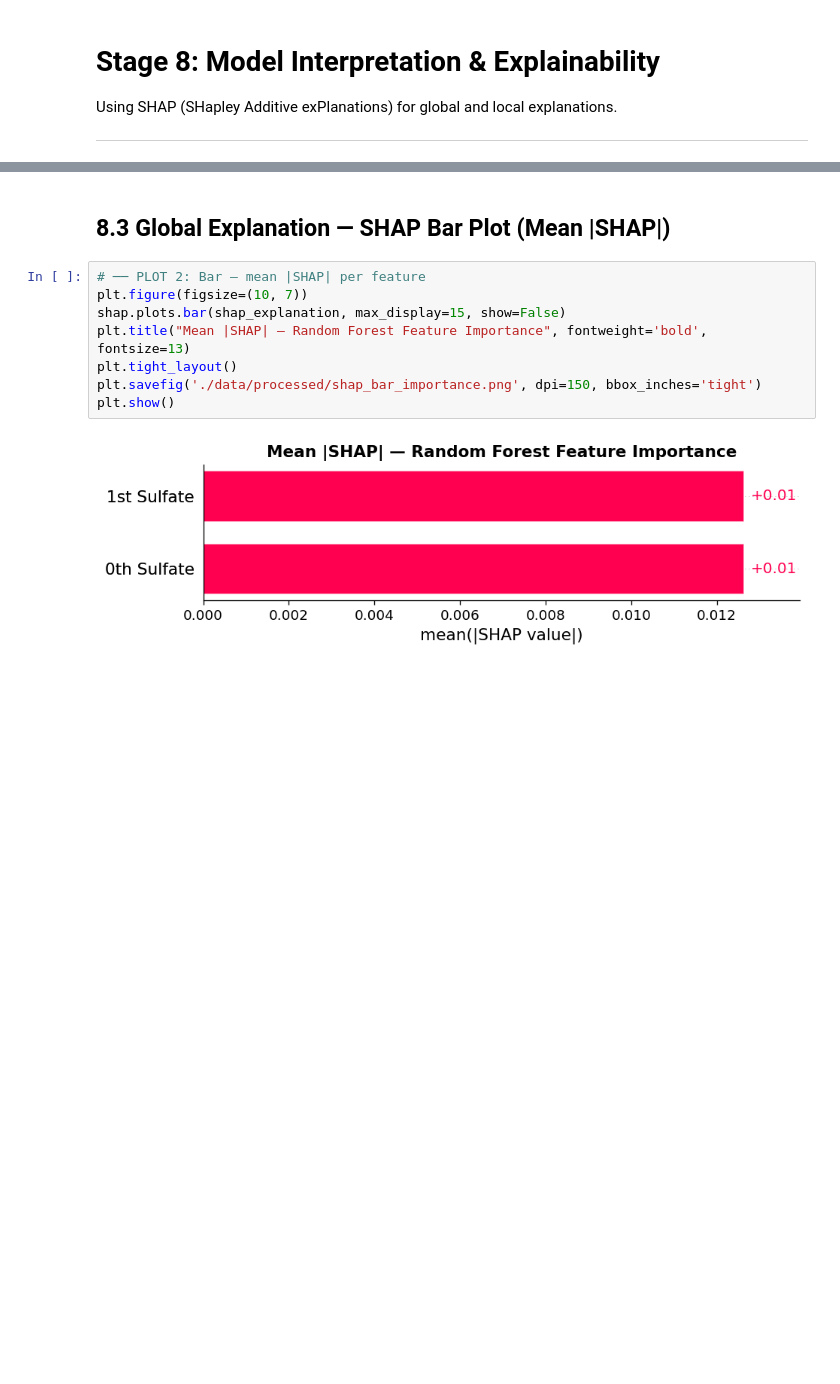
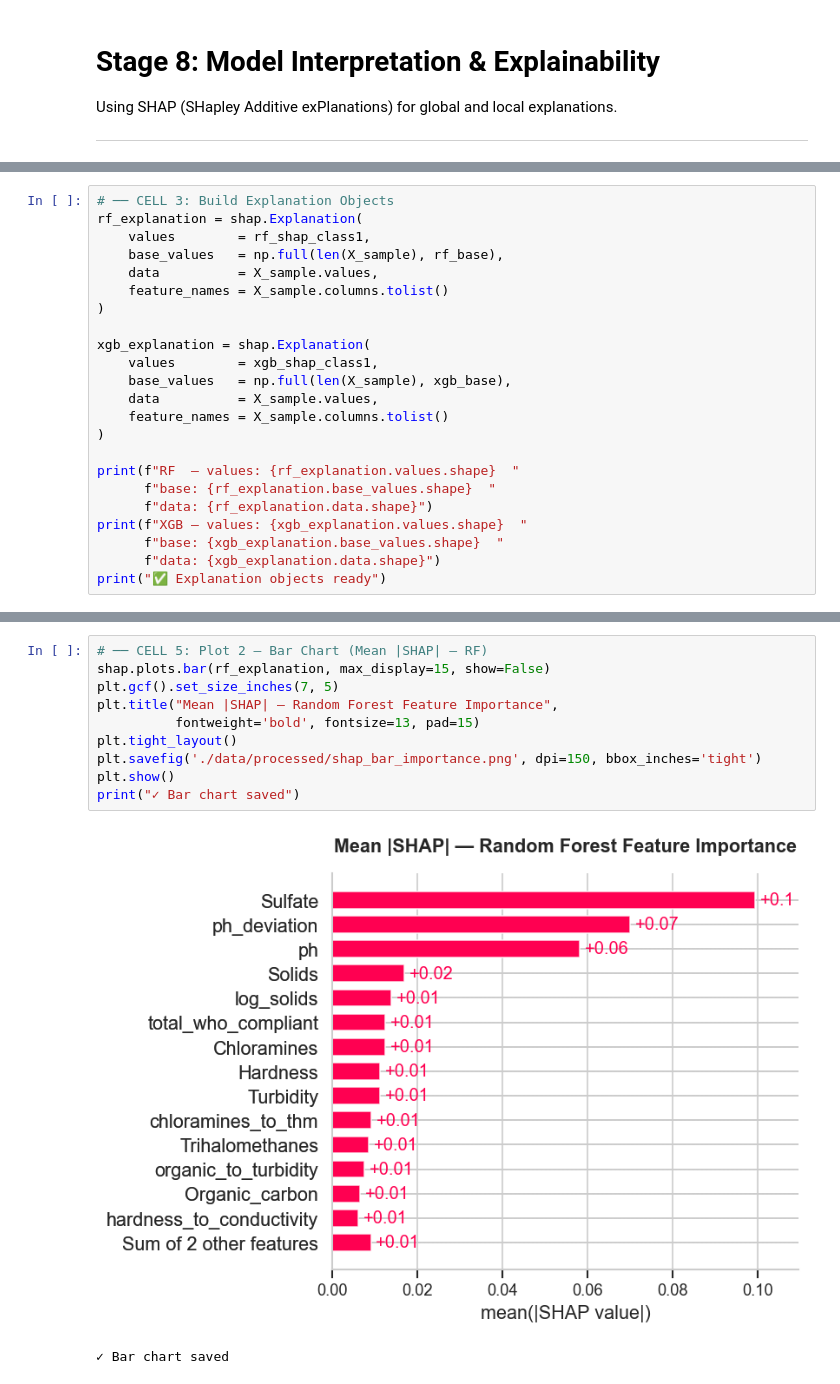
Before and after one commit to BaintyKaur/Water-Quality-Classification, a Jupyter notebook: 08_explainability.ipynb, the cells around one changed output, grey strips where cells are left out. Cells and saved outputs as stored; diff of their text form; blank space fills up the shorter version.

Commit message:
Updated the print statements and finalized the whole code

```diff
--- a/08_explainability.ipynb
+++ b/08_explainability.ipynb
@@ -66,0 +99,23 @@ Computing SHAP values for XGBoost (production model)...
+# %%
+# ── CELL 3: Build Explanation Objects
+rf_explanation = shap.Explanation(
+    values        = rf_shap_class1,
+    base_values   = np.full(len(X_sample), rf_base),
+    data          = X_sample.values,
+    feature_names = X_sample.columns.tolist()
+)
+
+xgb_explanation = shap.Explanation(
+    values        = xgb_shap_class1,
+    base_values   = np.full(len(X_sample), xgb_base),
+    data          = X_sample.values,
+    feature_names = X_sample.columns.tolist()
+)
+
+print(f"RF  — values: {rf_explanation.values.shape}  "
+      f"base: {rf_explanation.base_values.shape}  "
+      f"data: {rf_explanation.data.shape}")
+print(f"XGB — values: {xgb_explanation.values.shape}  "
+      f"base: {xgb_explanation.base_values.shape}  "
+      f"data: {xgb_explanation.data.shape}")
+print("✅ Explanation objects ready")
@@ -87,12 +139,13 @@ DimensionError: The shape of the shap_values matrix does not match the shape of
-# %% [markdown]
-## 8.3 Global Explanation — SHAP Bar Plot (Mean |SHAP|)
 # %%
-# ── PLOT 2: Bar — mean |SHAP| per feature
-plt.figure(figsize=(10, 7))
-shap.plots.bar(shap_explanation, max_display=15, show=False)
-plt.title("Mean |SHAP| — Random Forest Feature Importance", fontweight='bold', fontsize=13)
+# ── CELL 5: Plot 2 — Bar Chart (Mean |SHAP| — RF)
+shap.plots.bar(rf_explanation, max_display=15, show=False)
+plt.gcf().set_size_inches(7, 5)
+plt.title("Mean |SHAP| — Random Forest Feature Importance",
+          fontweight='bold', fontsize=13, pad=15)
 plt.tight_layout()
 plt.savefig('./data/processed/shap_bar_importance.png', dpi=150, bbox_inches='tight')
 plt.show()
+print("✓ Bar chart saved")
 # %% [output]
-[figure, old version]
+[figure, new version]
+✓ Bar chart saved
```
Also changed, not shown: parts of 15 cells of this notebook.
